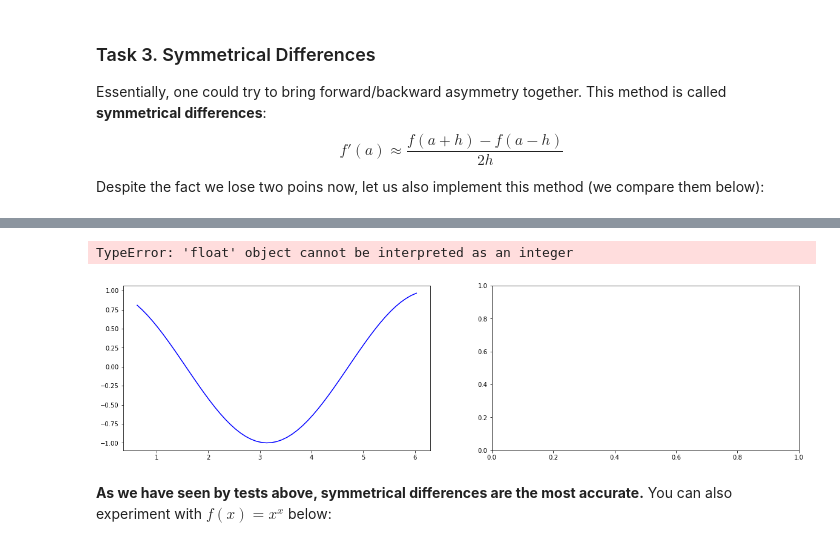
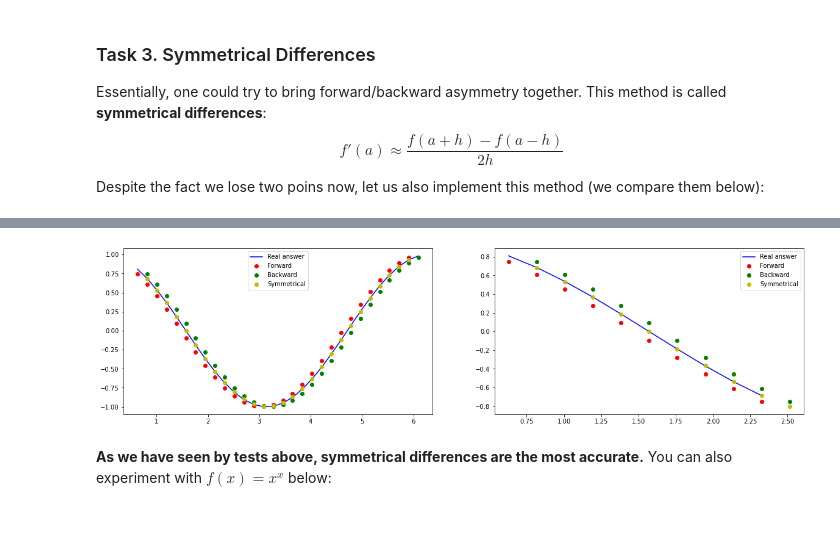
Before and after one commit to perfeus/math-for-ml, a Jupyter notebook: differentiation.ipynb, the cells around one changed output, grey strips where cells are left out. Saved outputs shown, nothing was run; the diff lists cells and outputs as text; code cells hidden in the pictures.

```diff
--- a/differentiation.ipynb
+++ b/differentiation.ipynb
@@ -129,6 +129,14 @@ $$
 f'(a) \approx \frac{f(a+h)-f(a-h)}{2h}
 $$
 Despite the fact we lose two poins now, let us also implement this method (we compare them below):
+# %%
+def derSymmetrical(f, I, h):
+    start, stop = I
+    x = np.linspace(start, stop, h)
+    y = f(x)
+    dy = np.array([(y[i+1] - y[i-1]) / (x[i+1] - x[i-1]) for i in range(1, len(x)-1)])
+    x = x[1:-1]
+    return x, dy
 # %%
 # def derSymmetrical(f, I, h):
 #     # your code goes here
@@ -161,31 +179,31 @@ If we plot all results with the right answer ($f'(x)=\cos(x)$), we should get pi
 
 ![target](tmp.png)
 # %%
-x = np.arange(0.2*pi, 6.1, 0.1)
+x = np.linspace(0.2*pi, 6.1, 30)
 plt.subplots(1, 2, figsize=(20,5))
 plt.subplot(1, 2, 1)
-plt.plot(x, np.cos(x), 'b-')
-# your code goes here
-f = sin
-I = [0.2*pi, 6.1]
-h = 0.1
+plt.plot(x, np.cos(x), 'b-', label='Real answer')
+
+f, I, h = np.sin, [0.2*pi, 6.1], 30
+
 x_forward, dy_forward=derForward(f, I, h)
 x_backward, dy_backward = derBackward(f, I, h)
 x_symmetrical, dy_symmetrical = derSymmetrical(f, I, h)
-plt.plot(x_forward, dy_forward, 'or')
-plt.plot(x_backward, dy_backward, 'og')
-plt.plot(x_symmetrical, dy_symmetrical, 'oy')
+
+plt.plot(x_forward, dy_forward, 'or', label='Forward')
+plt.plot(x_backward, dy_backward, 'og', label='Backward')
+plt.plot(x_symmetrical, dy_symmetrical, 'oy', label='Symmetrical')
+plt.legend(loc='upper center')
 
 plt.subplot(1, 2, 2)
 plt.plot(x[:10], np.cos(x)[:10], 'b-', label='Real answer')
 plt.plot(x_forward[:10], dy_forward[:10], 'or', label='Forward')
 plt.plot(x_backward[:10], dy_backward[:10], 'og', label='Backward')
 plt.plot(x_symmetrical[:10], dy_symmetrical[:10], 'oy', label='Symmetrical')
-plt.legend(['Real answer', 'Forward', 'Backward', 'Symmetrical'])
+plt.legend()
 plt.show()
 # %% [output]
-TypeError: 'float' object cannot be interpreted as an integer
-[figure, old version]
+[figure, new version]
 # %% [markdown]
 **As we have seen by tests above, symmetrical differences are the most accurate.** You can also experiment with $f(x)=x^x$ below:
 # %%
```
Also changed, not shown: parts of 6 cells of this notebook.
